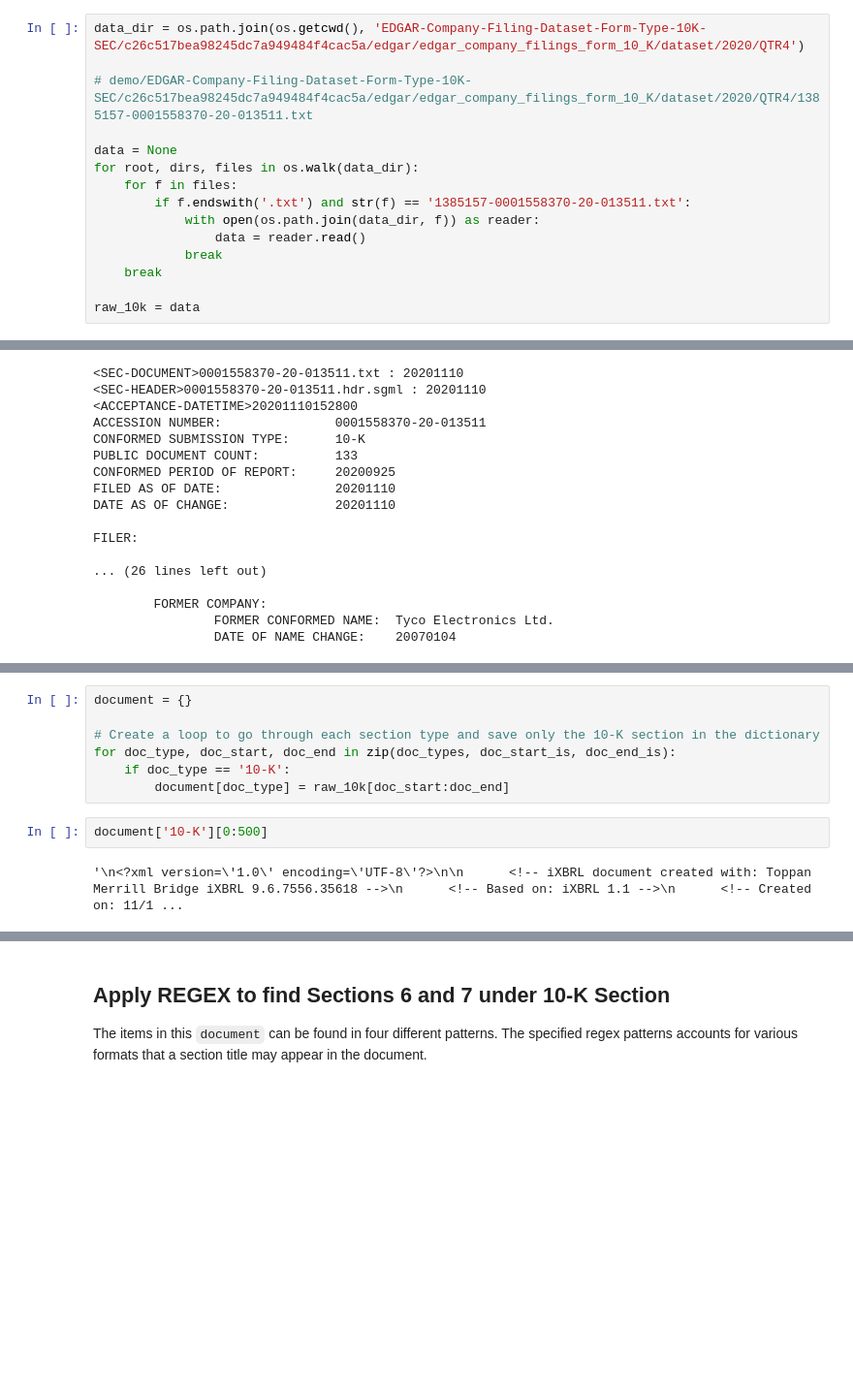
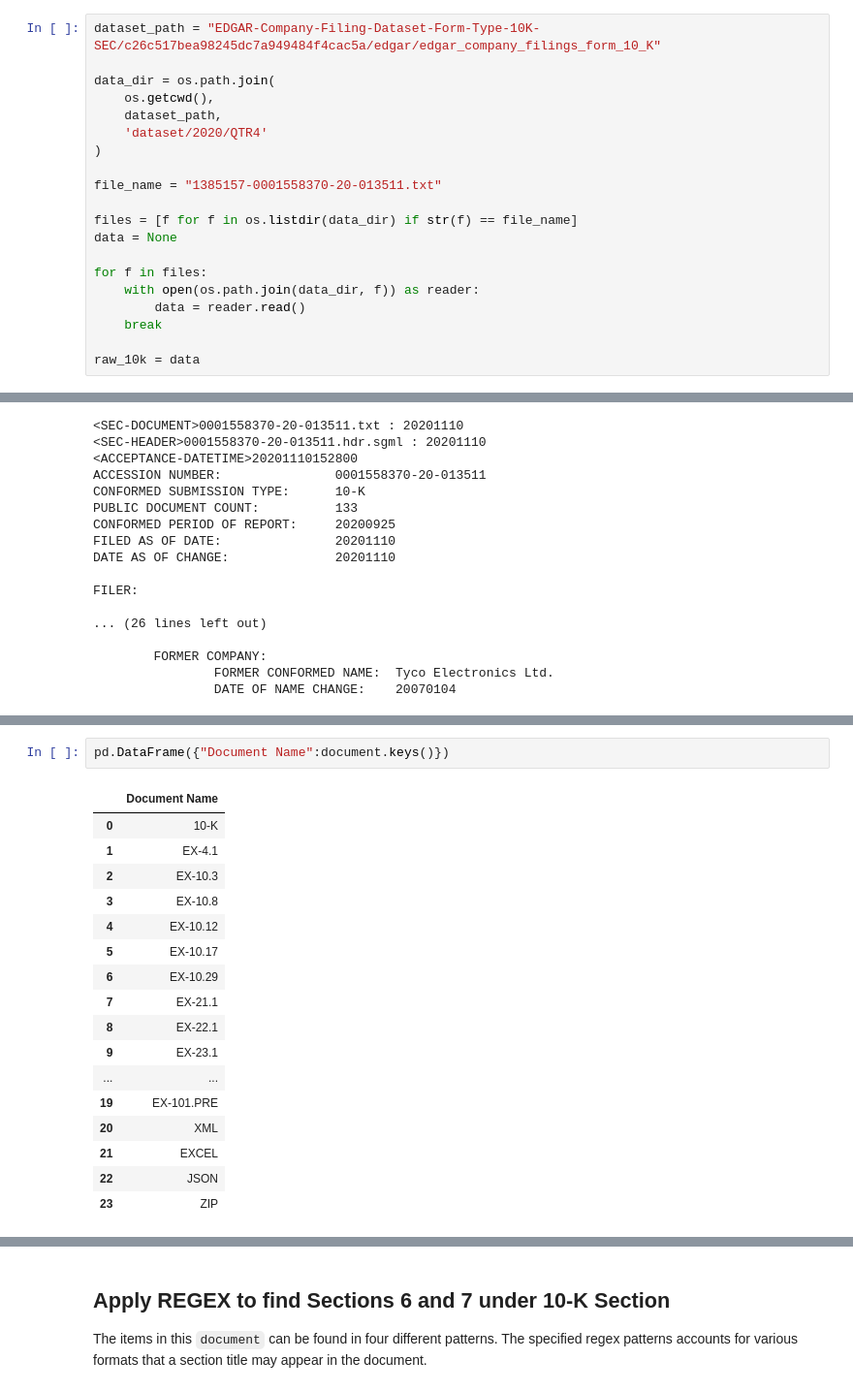
Before and after one commit to rearc-data/edgar-company-filing-data, a Jupyter notebook: demo/demo-edgar-10-k.ipynb, the cells around one changed output, grey strips where cells are left out. Shown at 97% size. Drawn from its saved outputs; the diff is of its cells as text; blank space fills up the shorter version.

Commit message:
added latest version of notebook tot his branch (I think this is what we used for the demo video in 2021?)

```diff
--- a/demo/demo-edgar-10-k.ipynb
+++ b/demo/demo-edgar-10-k.ipynb
@@ -300,15 +46,20 @@ import pandas as pd
 # %%
-data_dir = os.path.join(os.getcwd(), 'EDGAR-Company-Filing-Dataset-Form-Type-10K-SEC/c26c517bea98245dc7a949484f4cac5a/edgar/edgar_company_filings_form_10_K/dataset/2020/QTR4')
+dataset_path = "EDGAR-Company-Filing-Dataset-Form-Type-10K-SEC/c26c517bea98245dc7a949484f4cac5a/edgar/edgar_company_filings_form_10_K"
 
-# demo/EDGAR-Company-Filing-Dataset-Form-Type-10K-SEC/c26c517bea98245dc7a949484f4cac5a/edgar/edgar_company_filings_form_10_K/dataset/2020/QTR4/1385157-0001558370-20-013511.txt
+data_dir = os.path.join(
+    os.getcwd(),
+    dataset_path,
+    'dataset/2020/QTR4'
+)
 
+file_name = "1385157-0001558370-20-013511.txt"
+
+files = [f for f in os.listdir(data_dir) if str(f) == file_name]
 data = None
-for root, dirs, files in os.walk(data_dir):
-    for f in files:
-        if f.endswith('.txt') and str(f) == '1385157-0001558370-20-013511.txt':
-            with open(os.path.join(data_dir, f)) as reader:
-                data = reader.read()
-            break
+
+for f in files:
+    with open(os.path.join(data_dir, f)) as reader:
+        data = reader.read()
     break
 
 raw_10k = data
@@ -342,11 +104,20 @@ type_pattern = re.compile(r'<TYPE>[^\n]+')
-# %%
-document = {}
-
-# Create a loop to go through each section type and save only the 10-K section in the dictionary
-for doc_type, doc_start, doc_end in zip(doc_types, doc_start_is, doc_end_is):
-    if doc_type == '10-K':
-        document[doc_type] = raw_10k[doc_start:doc_end]
-# %%
-document['10-K'][0:500]
-# %% [output]
-'\n<?xml version=\'1.0\' encoding=\'UTF-8\'?>\n\n      <!-- iXBRL document created with: Toppan Merrill Bridge iXBRL 9.6.7556.35618 -->\n      <!-- Based on: iXBRL 1.1 -->\n      <!-- Created on: 11/1 ...
+# %%
+pd.DataFrame({"Document Name":document.keys()})
+# %% [output]
+|  | Document Name |
+| 0 | 10-K |
+| 1 | EX-4.1 |
+| 2 | EX-10.3 |
+| 3 | EX-10.8 |
+| 4 | EX-10.12 |
+| 5 | EX-10.17 |
+| 6 | EX-10.29 |
+| 7 | EX-21.1 |
+| 8 | EX-22.1 |
+| 9 | EX-23.1 |
+| ... | ... |
+| 19 | EX-101.PRE |
+| 20 | XML |
+| 21 | EXCEL |
+| 22 | JSON |
+| 23 | ZIP |
```
Also changed, not shown: parts of 17 cells of this notebook.
